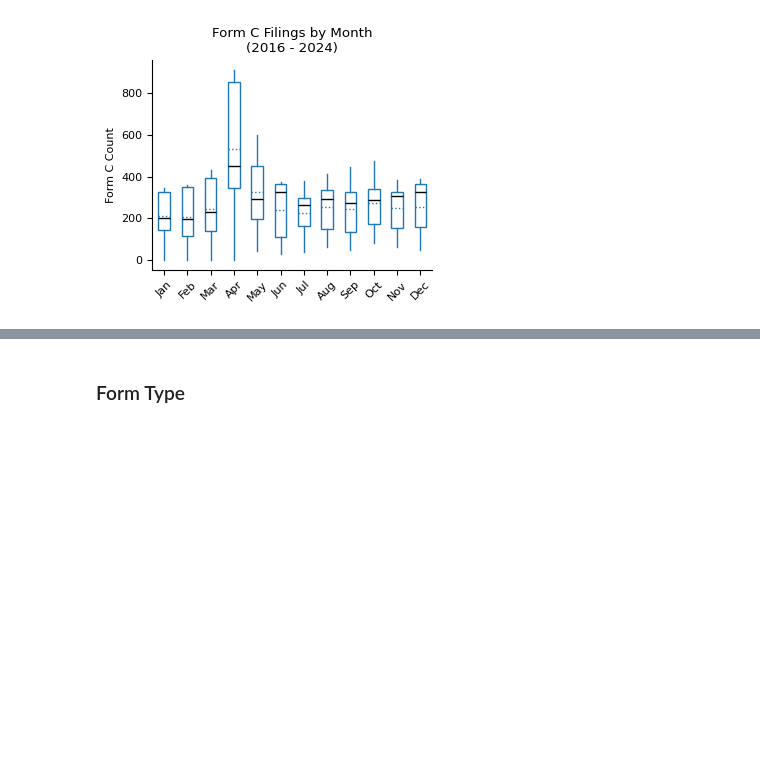
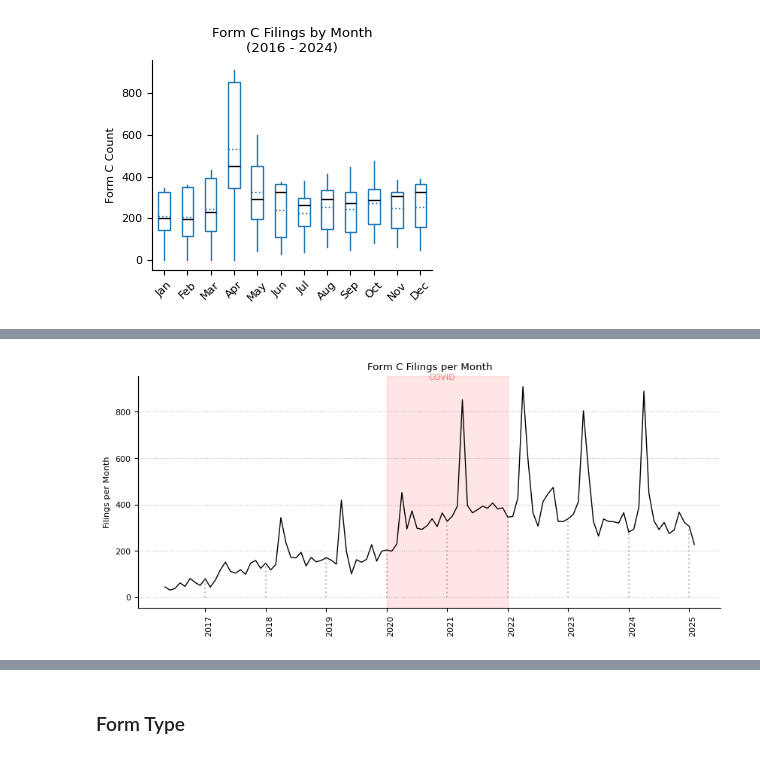
Before and after one commit to SEC-API-io/sec-api-cookbook, a Jupyter notebook: notebooks/form-c/form-c-tutorial-website.ipynb, the cells around one changed output, grey strips where cells are left out. Drawn from its saved outputs; the diff is of its cells as text; code cells hidden in the pictures; blank space fills up the shorter version.

Commit message:
added filings per month plot

```diff
--- a/notebooks/form-c/form-c-tutorial-website.ipynb
+++ b/notebooks/form-c/form-c-tutorial-website.ipynb
@@ -518,3 +518,11 @@ plt.tight_layout()
 plt.show()
 # %% [output]
 [figure]
+# %%
+years = structured_data["year"].unique()
+counts_per_month = (
+    structured_data[["year", "month", "accessionNo"]].groupby(["year", "month"]).count()
+)
+counts_per_month.reset_index(inplace=True)
+counts_per_month.rename(columns={"accessionNo": "count"}, inplace=True)
+counts_per_month
@@ -521,3 +543,55 @@ plt.show()
+# %%
+fig, ax = plt.subplots(figsize=(10, 4))
+
+xticks = [
+    f"{year}-{month}" for year, month in counts_per_month[["year", "month"]].values
+]
+
+ax.plot(
+    xticks,
+    counts_per_month["count"],
+    color="black",
+    linewidth=1,
+)
+ax.set_title("Form C Filings per Month")
+ax.set_ylabel("Filings per Month")
+ax.set_xticks([i for i, x in enumerate(xticks) if x.endswith("-1")])
+ax.set_xticklabels(
+    [label.get_text()[:4] for label in ax.get_xticklabels()], rotation=90, ha="left"
+)
+
+ax.grid(axis="y", linestyle=":", alpha=0.5)
+ax.spines["top"].set_visible(False)
+ax.spines["right"].set_visible(False)
+# draw vertical lines for each first month of the year, dotted, transparency 0.5,
+# with height of the y value for the respective month
+for year, month in counts_per_month[["year", "month"]].values:
+    if month == 1:
+        ax.vlines(
+            f"{year}-{month}",
+            ymin=0,
+            ymax=counts_per_month[
+                (counts_per_month["year"] == year)
+                & (counts_per_month["month"] == month)
+            ]["count"].max(),
+            linestyle=":",
+            alpha=0.5,
+            color="grey",
+        )
+
+ax.axvspan("2020-1", "2022-1", alpha=0.1, color="red", zorder=-100)
+ax.text(
+    "2020-12",
+    ax.get_ylim()[1] - 5,
+    "COVID",
+    horizontalalignment="center",
+    verticalalignment="center",
+    color="red",
+    alpha=0.5,
+)
+plt.show()
+# %% [output]
+[figure, added]
 # %%
 counts_filedAtClass = (
     structured_data.drop_duplicates(subset=["accessionNo"])
```
Also changed, not shown: parts of 6 cells of this notebook.
